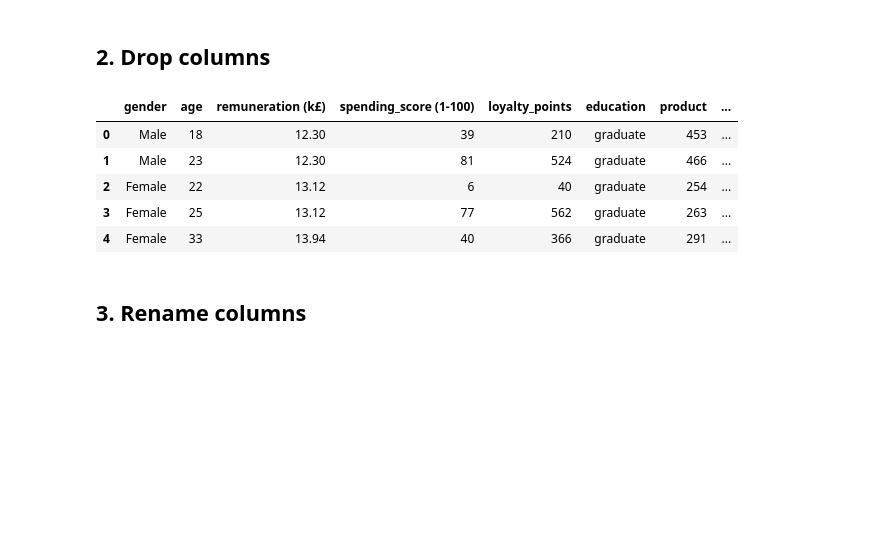
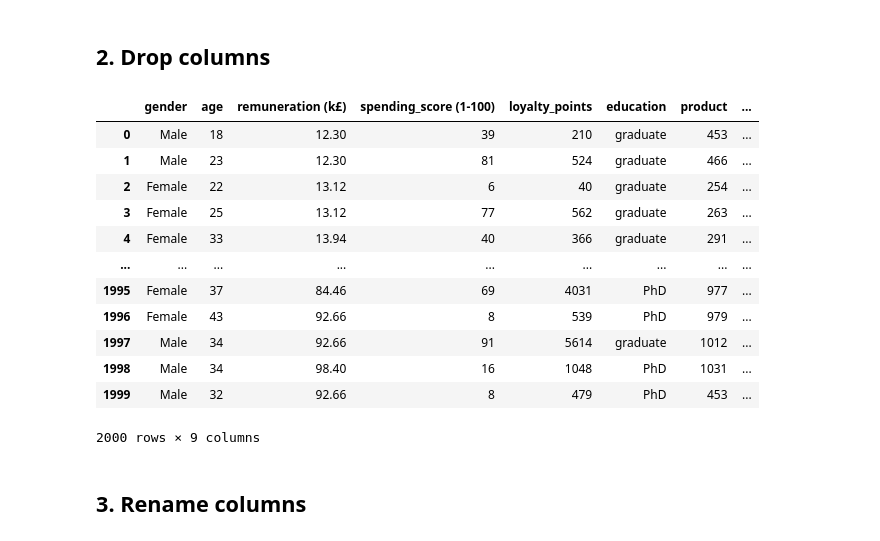
Before and after one commit to feinwc/LSE_DA301_assignment, a Jupyter notebook: Nai-Wen Chung_LSE_DA301_Assignment_EDA.ipynb, the cells around one changed output. Drawn from its saved outputs; the diff is of its cells as text; code cells hidden in the pictures; blank space fills up the shorter version.

```diff
--- a/Nai-Wen Chung_LSE_DA301_Assignment_EDA.ipynb
+++ b/Nai-Wen Chung_LSE_DA301_Assignment_EDA.ipynb
@@ -109,16 +109,23 @@ reviews.describe()
 # %%
 # Drop unnecessary columns "language and platform". df.drop(columns = [''])
 reviews = reviews.drop(columns = ['language', 'platform'])
 
 # View column names.
-reviews.head()
+reviews
 # %% [output]
 |  | gender | age | remuneration (k£) | spending_score (1-100) | loyalty_points | education | product | ... |
 | 0 | Male | 18 | 12.30 | 39 | 210 | graduate | 453 | ... |
 | 1 | Male | 23 | 12.30 | 81 | 524 | graduate | 466 | ... |
 | 2 | Female | 22 | 13.12 | 6 | 40 | graduate | 254 | ... |
 | 3 | Female | 25 | 13.12 | 77 | 562 | graduate | 263 | ... |
 | 4 | Female | 33 | 13.94 | 40 | 366 | graduate | 291 | ... |
+| ... | ... | ... | ... | ... | ... | ... | ... | ... |
+| 1995 | Female | 37 | 84.46 | 69 | 4031 | PhD | 977 | ... |
+| 1996 | Female | 43 | 92.66 | 8 | 539 | PhD | 979 | ... |
+| 1997 | Male | 34 | 92.66 | 91 | 5614 | graduate | 1012 | ... |
+| 1998 | Male | 34 | 98.40 | 16 | 1048 | PhD | 1031 | ... |
+| 1999 | Male | 32 | 92.66 | 8 | 479 | PhD | 453 | ... |
+2000 rows × 9 columns
 # %% [markdown]
 ## 3. Rename columns
 # %%
```
Also changed, not shown: parts of 20 cells of this notebook.
